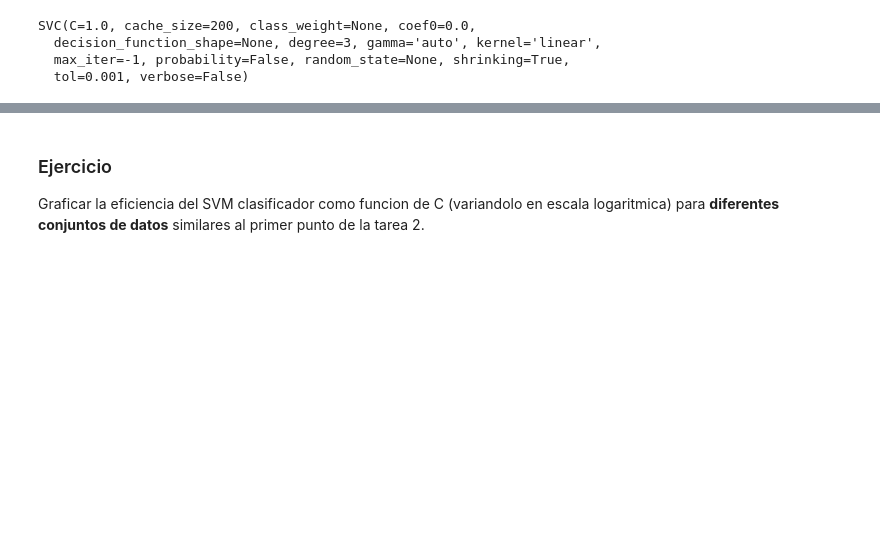
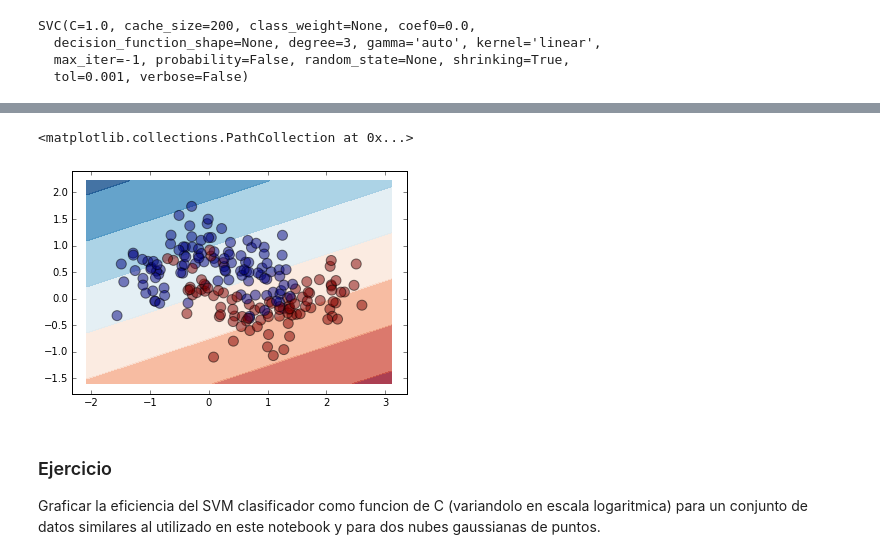
Before and after one commit to ComputoCienciasUniandes/MetodosComputacionalesAvanzados, a Jupyter notebook: weeks/11/code/SVM_linear.ipynb, the cells around one changed output, grey strips where cells are left out. Cells and saved outputs as stored; diff of their text form; code cells hidden in the pictures; blank space fills up the shorter version.

Commit message:
classifier function

```diff
--- a/weeks/11/code/SVM_linear.ipynb
+++ b/weeks/11/code/SVM_linear.ipynb
@@ -91,4 +89,20 @@ print(eff)
+# %%
+h = 0.02
+x_min, x_max = X[:, 0].min() - .5, X[:, 0].max() + .5
+y_min, y_max = X[:, 1].min() - .5, X[:, 1].max() + .5
+xx, yy = np.meshgrid(np.arange(x_min, x_max, h),
+                         np.arange(y_min, y_max, h))
+Z = linear_svc.decision_function(np.c_[xx.ravel(), yy.ravel()]) # distancia al plano separador
+Z = Z.reshape(xx.shape)
+
+cm = plt.cm.RdBu
+plt.contourf(xx, yy, -Z, cmap=cm, alpha=.8) # el signo menos viene por razones puramente esteticas del plot.
+
+plt.scatter(X_test[:, 0], X_test[:, 1], marker='o', c=Y_test, s=100, alpha=0.5)
+# %% [output]
+<matplotlib.collections.PathCollection at 0x...>
+[figure, added]
 # %% [markdown]
 ### Ejercicio
 
-Graficar la eficiencia del SVM clasificador como funcion de C (variandolo en escala logaritmica) para **diferentes conjuntos de datos** similares al primer punto de la tarea 2.
+Graficar la eficiencia del SVM clasificador como funcion de C (variandolo en escala logaritmica) para un conjunto de datos similares al utilizado en este notebook y para dos nubes gaussianas de puntos.
```
Also changed, not shown: parts of 6 cells of this notebook.
